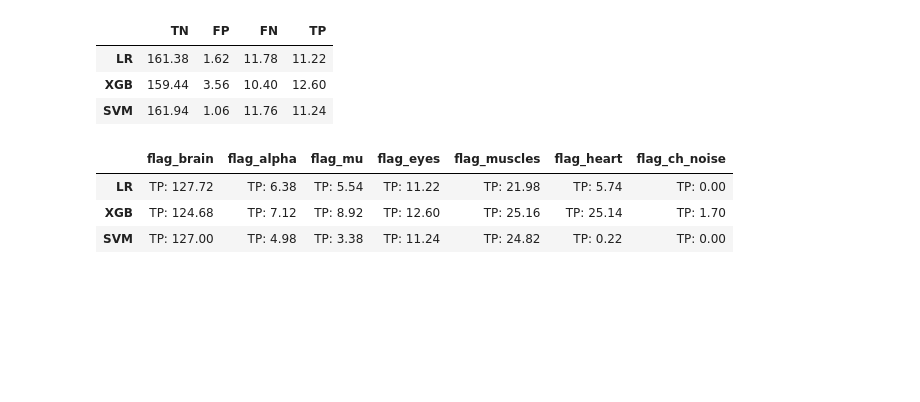
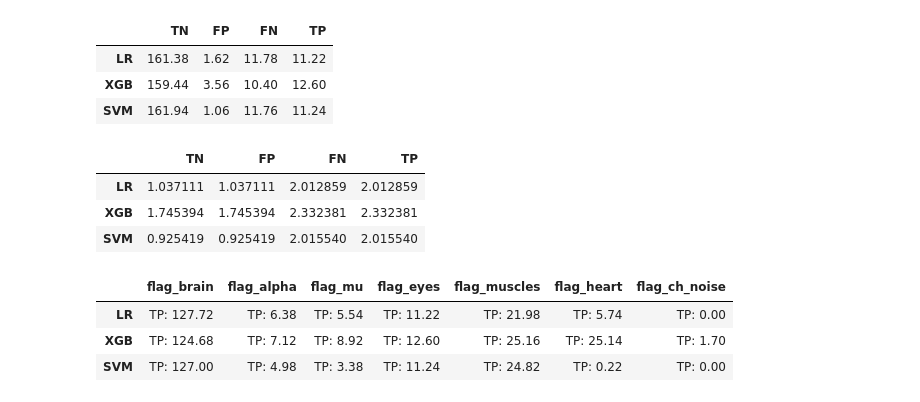
Before and after one commit to ledovsky/alice-eeg-research, a Jupyter notebook: 210301 - F1 scores research.ipynb, the cells around one changed output. Saved outputs shown, nothing was run; the diff lists cells and outputs as text; code cells hidden in the pictures; blank space fills up the shorter version.

```diff
--- a/210301 - F1 scores research.ipynb
+++ b/210301 - F1 scores research.ipynb
@@ -132,10 +303,17 @@ for model_name, model in models.items():
-# %%
-contingency_eyes
-# %% [output]
-|  | TN | FP | FN | TP |
-| LR | 161.38 | 1.62 | 11.78 | 11.22 |
-| XGB | 159.44 | 3.56 | 10.40 | 12.60 |
-| SVM | 161.94 | 1.06 | 11.76 | 11.24 |
+# %%
+contingency_means
+# %% [output]
+|  | TN | FP | FN | TP |
+| LR | 161.38 | 1.62 | 11.78 | 11.22 |
+| XGB | 159.44 | 3.56 | 10.40 | 12.60 |
+| SVM | 161.94 | 1.06 | 11.76 | 11.24 |
+# %%
+contingency_stds
+# %% [output]
+|  | TN | FP | FN | TP |
+| LR | 1.037111 | 1.037111 | 2.012859 | 2.012859 |
+| XGB | 1.745394 | 1.745394 | 2.332381 | 2.332381 |
+| SVM | 0.925419 | 0.925419 | 2.015540 | 2.015540 |
 # %%
 TPs
 # %% [output]
```
Also changed, not shown: parts of 19 cells of this notebook, 2 other files.
